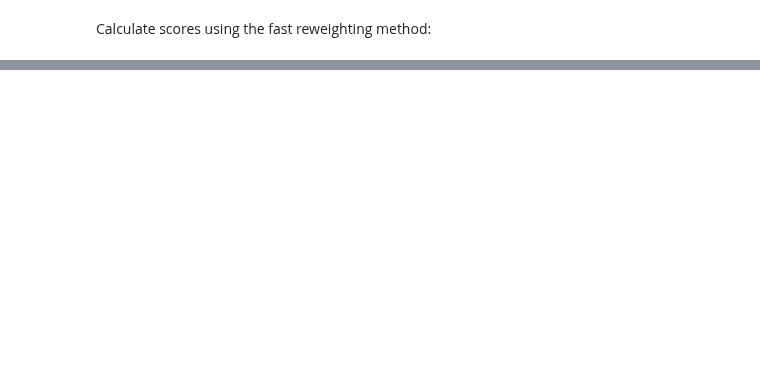
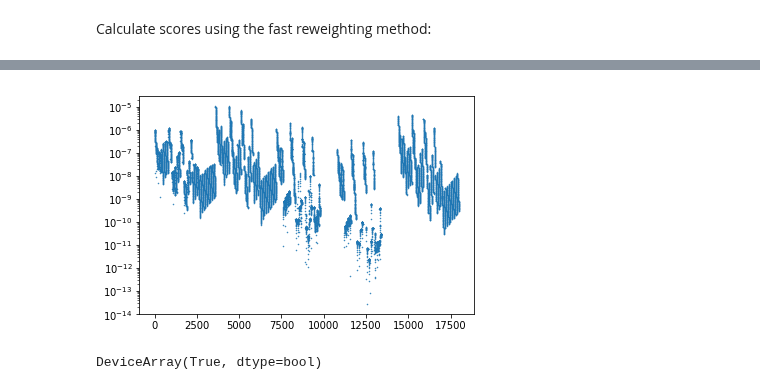
Before and after one commit to dkirkby/zotbin, a Jupyter notebook: Demo.ipynb, the cells around one changed output, grey strips where cells are left out. Drawn from its saved outputs; the diff is of its cells as text; code cells hidden in the pictures; blank space fills up the shorter version.

```diff
--- a/Demo.ipynb
+++ b/Demo.ipynb
@@ -90,0 +103,26 @@ Calculate scores using the fast reweighting method:
+# %%
+def reweight_cl(weights, ngals, cl_in):
+    """
+    """
+    assert len(weights) == len(ngals)
+    nprobe = len(weights)
+    offset = 0
+    w = [None] * nprobe
+    nzbin = np.array([len(W) for W in weights])
+    nout = np.sum(nzbin * (1 + np.arange(nprobe)))
+    cl_out = [None] * nout
+    for i1 in range(nprobe):
+        nrow = len(weights[i1])
+        rowstep = nprobe - i1
+        for i2 in range(i1, nprobe):
+            assert weights[i2].shape[1] == len(ngals[i2])
+            W = weights[i2] * ngals[i2]
+            W = W / np.sum(W, axis=1, keepdims=True)
+            w[i2] = W
+            cl = np.einsum('ip,spqk,jq->sijk', w[i1], cl_in[i2][i1], w[i2])
+            print(i1, i2, cl_in[i2][i1].shape, cl.shape)
+            for j in range(nrow):
+                start = j if i1 == i2 else 0
+                cl_out[offset + j * rowstep + i2 - i1] = cl[:, j, start:]
+        offset += nrow * rowstep
+    return jnp.array(np.concatenate(cl_out, axis=1))
@@ -90,0 +135,8 @@ Calculate scores using the fast reweighting method:
+# %%
+plt.semilogy(cl_out.reshape(-1), '.', ms=1);
+# %% [output]
+[figure, added]
+# %%
+jnp.all(jnp.isfinite(cl_out))
+# %% [output]
+DeviceArray(True, dtype=bool)
```
Also changed, not shown: parts of 5 cells of this notebook, 1 other file.
